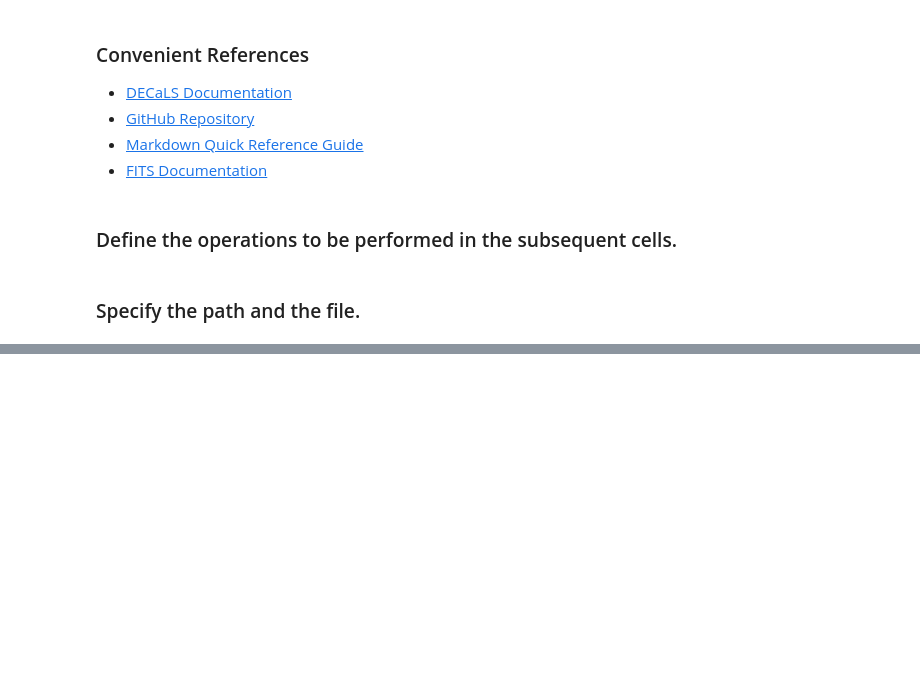
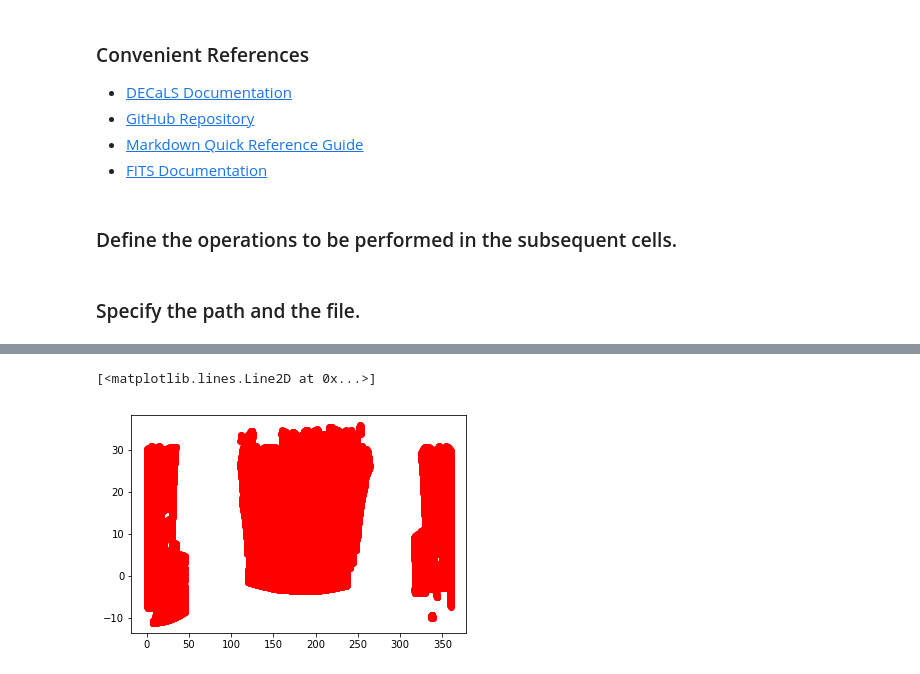
Before and after one commit to moustakas/siena-astrophysics, a Jupyter notebook: research/massivepilot/massivepilot.ipynb, the cells around one changed output, grey strips where cells are left out. Drawn from its saved outputs; the diff is of its cells as text; code cells hidden in the pictures; blank space fills up the shorter version.

```diff
--- a/research/massivepilot/massivepilot.ipynb
+++ b/research/massivepilot/massivepilot.ipynb
@@ -44,0 +77,5 @@ if CUTS == True:
+# %%
+plt.plot(matched['RA'], matched['DEC'],'ro')
+# %% [output]
+[<matplotlib.lines.Line2D at 0x...>]
+[figure, added]
```
Also changed, not shown: parts of 10 cells of this notebook.
